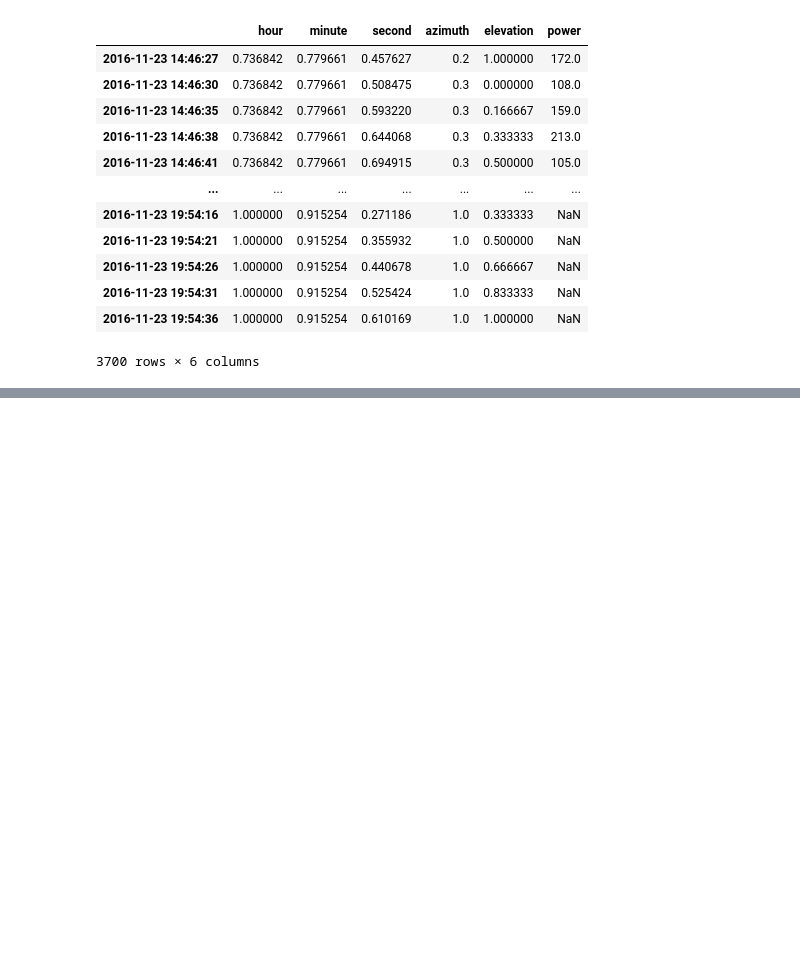
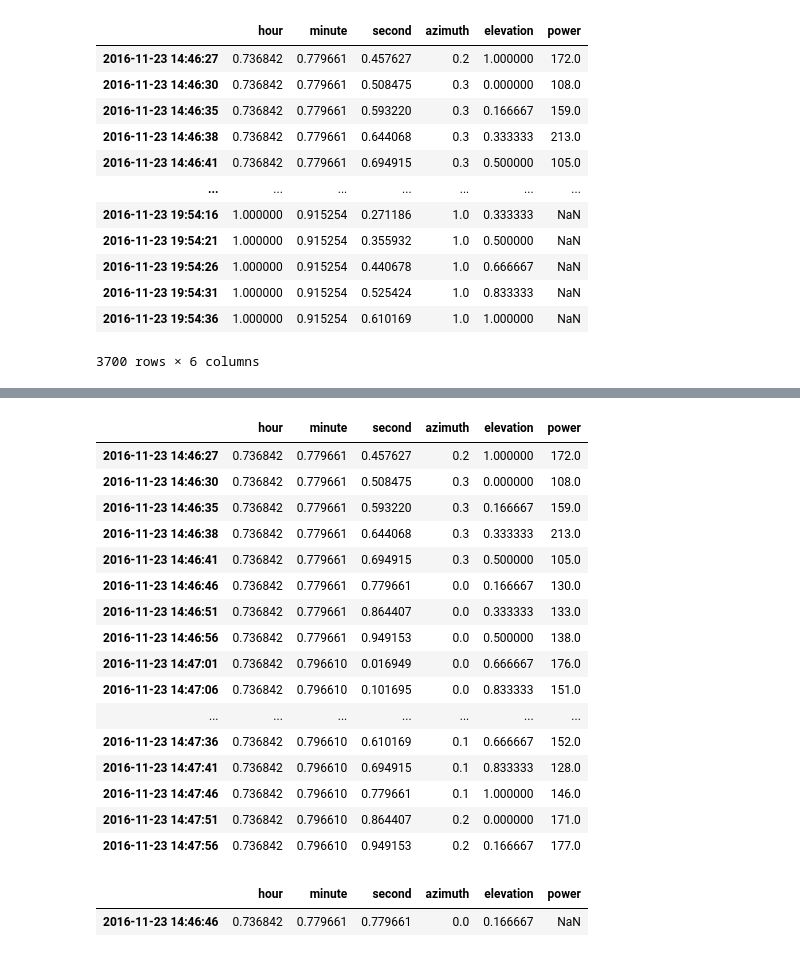
Before and after one commit to Cecco-Bandi/PV_project, a Jupyter notebook: main.ipynb, the cells around one changed output, grey strips where cells are left out. Cells and saved outputs as stored; diff of their text form; code cells hidden in the pictures; blank space fills up the shorter version.

```diff
--- a/main.ipynb
+++ b/main.ipynb
@@ -1048,0 +1121,25 @@ final_df
+# %%
+forecasted_df.head(20)
+# %% [output]
+|  | hour | minute | second | azimuth | elevation | power |
+| 2016-11-23 14:46:27 | 0.736842 | 0.779661 | 0.457627 | 0.2 | 1.000000 | 172.0 |
+| 2016-11-23 14:46:30 | 0.736842 | 0.779661 | 0.508475 | 0.3 | 0.000000 | 108.0 |
+| 2016-11-23 14:46:35 | 0.736842 | 0.779661 | 0.593220 | 0.3 | 0.166667 | 159.0 |
+| 2016-11-23 14:46:38 | 0.736842 | 0.779661 | 0.644068 | 0.3 | 0.333333 | 213.0 |
+| 2016-11-23 14:46:41 | 0.736842 | 0.779661 | 0.694915 | 0.3 | 0.500000 | 105.0 |
+| 2016-11-23 14:46:46 | 0.736842 | 0.779661 | 0.779661 | 0.0 | 0.166667 | 130.0 |
+| 2016-11-23 14:46:51 | 0.736842 | 0.779661 | 0.864407 | 0.0 | 0.333333 | 133.0 |
+| 2016-11-23 14:46:56 | 0.736842 | 0.779661 | 0.949153 | 0.0 | 0.500000 | 138.0 |
+| 2016-11-23 14:47:01 | 0.736842 | 0.796610 | 0.016949 | 0.0 | 0.666667 | 176.0 |
+| 2016-11-23 14:47:06 | 0.736842 | 0.796610 | 0.101695 | 0.0 | 0.833333 | 151.0 |
+| ... | ... | ... | ... | ... | ... | ... |
+| 2016-11-23 14:47:36 | 0.736842 | 0.796610 | 0.610169 | 0.1 | 0.666667 | 152.0 |
+| 2016-11-23 14:47:41 | 0.736842 | 0.796610 | 0.694915 | 0.1 | 0.833333 | 128.0 |
+| 2016-11-23 14:47:46 | 0.736842 | 0.796610 | 0.779661 | 0.1 | 1.000000 | 146.0 |
+| 2016-11-23 14:47:51 | 0.736842 | 0.796610 | 0.864407 | 0.2 | 0.000000 | 171.0 |
+| 2016-11-23 14:47:56 | 0.736842 | 0.796610 | 0.949153 | 0.2 | 0.166667 | 177.0 |
+# %%
+forecasted_df[forecasted_df['power'].isna()]
+# %% [output]
+|  | hour | minute | second | azimuth | elevation | power |
+| 2016-11-23 14:46:46 | 0.736842 | 0.779661 | 0.779661 | 0.0 | 0.166667 | NaN |
```
Also changed, not shown: parts of 12 cells of this notebook.
